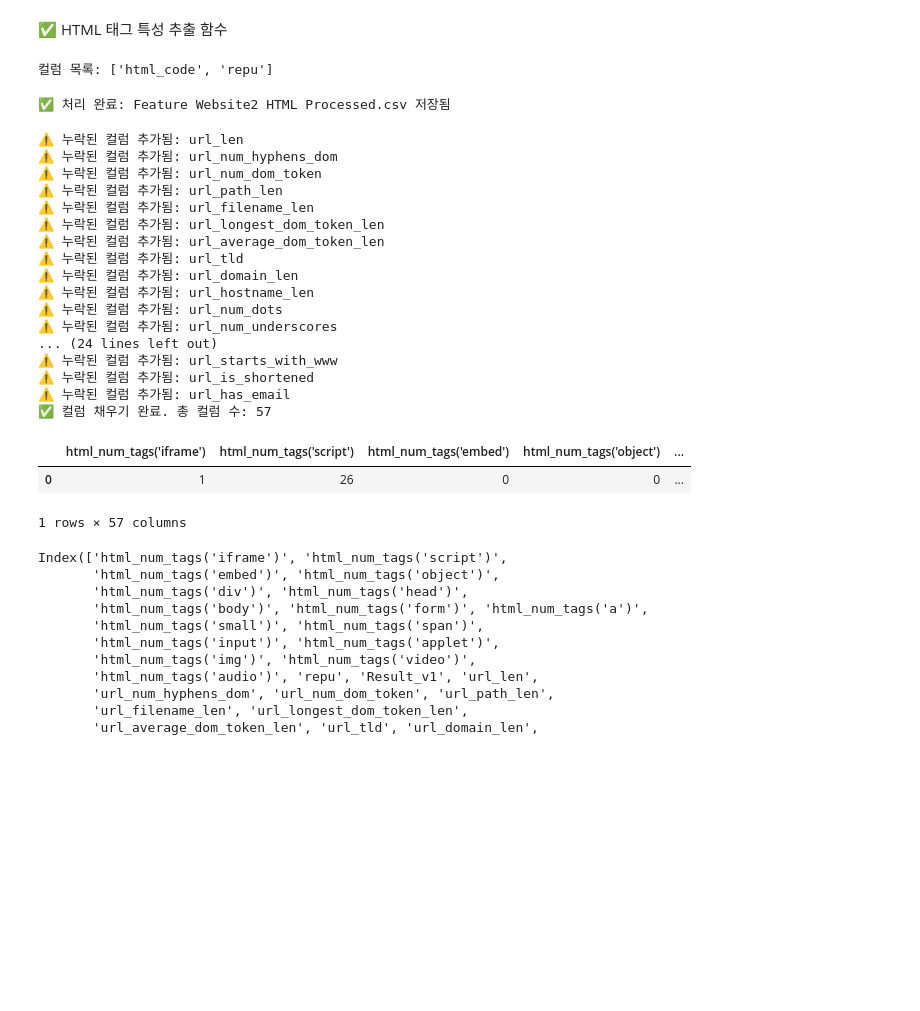
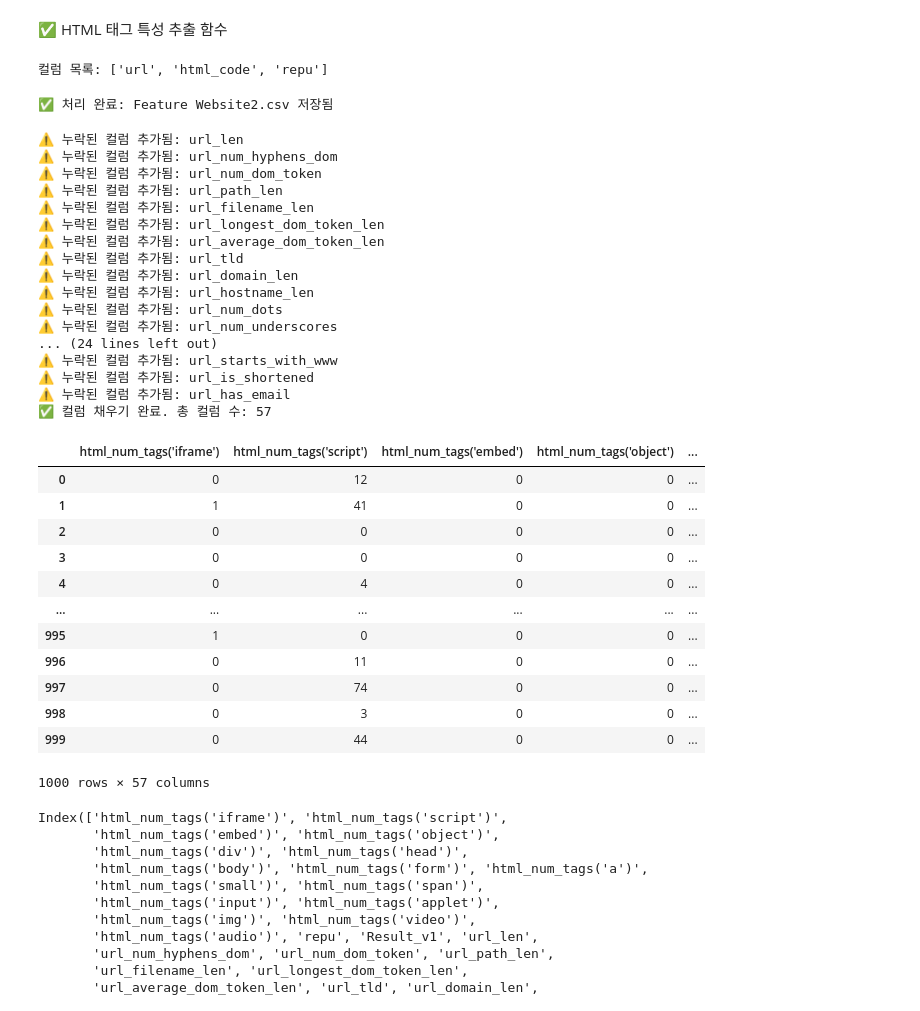
Before and after one commit to SK-Shieldus-Rookies-1st-Mini-Project/BE, a Jupyter notebook: 데이터전처리함수.ipynb, the cells around one changed output. Saved outputs shown, nothing was run; the diff lists cells and outputs as text; code cells hidden in the pictures; blank space fills up the shorter version.

Commit message:
⚡️ : feat 5/ add url logic + html to csv
url특성 함수 추가 (전처리) + 정상 웹사이트 1000개 라벨링 및 데이터화

```diff
--- a/데이터전처리함수.ipynb
+++ b/데이터전처리함수.ipynb
@@ -224,6 +224,9 @@ def extract_url_features(url):
 import pandas as pd
 from bs4 import BeautifulSoup
 from tqdm import tqdm
+import csv
+
+csv.field_size_limit(10**7)  # 10MB로 제한 늘리기
 
 tqdm.pandas()  # tqdm 설정 (진행상황 보기)
 
@@ -243,22 +246,23 @@ def extract_html_features(html):
     return features
 
 # 📌 2. CSV 파일 불러오기
-html_path = "[이원태의 글로벌 AI안보 전략-2] 트럼프의 AI패키지 전략과 한국의 선택, ‘전략적 소버린 AI’.html"
-with open(html_path, encoding="utf-8") as f:
-    html_code = f.read()
+# html_path = ".html"  # 실제 HTML 파일 경로로 수정 필요
+# with open(html_path, encoding="utf-8") as f:
+#     html_code = f.read()
 
-df_html = pd.DataFrame({
-    'html_code': [html_code],
-    'repu': ['benign']
-})
-df_html.to_csv('Feature Website2.csv', index=False, encoding='utf-8')
+# df_html = pd.DataFrame({
+#     'html_code': [html_code],
+#     'repu': ['benign']
+# })
+# df_html.to_csv('Feature Website2.csv', index=False, encoding='utf-8')
 
 
 df = pd.read_csv('Feature Website2.csv',encoding='utf-8', engine='python')
 
 # 컬럼명 확인
 print("컬럼 목록:", df.columns.tolist())
-
+# URL 특성 추출
+url_feature_df = df['url'].progress_apply(lambda x: pd.Series(extract_url_features(x)))
 # 📌 3. HTML 특성 추출
 html_feature_df = df['html_code'].progress_apply(lambda x: pd.Series(extract_html_features(x)))
 
@@ -270,14 +274,14 @@ if label_col not in df.columns:
 label_df = df[[label_col]]
 
 # 📌 5. 최종 결과 결합
-result_df = pd.concat([html_feature_df, label_df], axis=1)
+result_df = pd.concat([url_feature_df, html_feature_df, label_df], axis=1)
 
 # 📌 6. 저장
-result_df.to_csv('Feature Website2 HTML Processed.csv', index=False)
-print("✅ 처리 완료: Feature Website2 HTML Processed.csv 저장됨")
+result_df.to_csv('Feature Website2.csv', index=False)
+print("✅ 처리 완료: Feature Website2.csv 저장됨")
 # %% [output]
-컬럼 목록: ['html_code', 'repu']
+컬럼 목록: ['url', 'html_code', 'repu']
-✅ 처리 완료: Feature Website2 HTML Processed.csv 저장됨
+✅ 처리 완료: Feature Website2.csv 저장됨
 # %%
 import pandas as pd
 
@@ -304,7 +308,7 @@ required_columns = [
 ]
 
 # 📌 2. 파일 불러오기
-df = pd.read_csv('Feature Website2 HTML Processed.csv')
+df = pd.read_csv('Benign HTML Processed.csv')
 
 # 'repu' 컬럼을 복사해 'Result_v1' 컬럼 생성 (복사이므로 'repu'는 그대로 유지)
 df['Result_v1'] = df['repu']
@@ -319,35 +323,45 @@ df['Result_v1'] = col
 for col in required_columns:
     if col not in df.columns:
         df[col] = 0
         print(f"⚠️ 누락된 컬럼 추가됨: {col}")
 
 # 📌 4. 결과 저장 (선택사항)
 # df.to_csv('Feature Website Final.csv', index=False)
 
 # 📌 5. 확인
 print("✅ 컬럼 채우기 완료. 총 컬럼 수:", len(df.columns))
 df
 # %% [output]
 ⚠️ 누락된 컬럼 추가됨: url_len
 ⚠️ 누락된 컬럼 추가됨: url_num_hyphens_dom
 ⚠️ 누락된 컬럼 추가됨: url_num_dom_token
 ⚠️ 누락된 컬럼 추가됨: url_path_len
 ⚠️ 누락된 컬럼 추가됨: url_filename_len
 ⚠️ 누락된 컬럼 추가됨: url_longest_dom_token_len
 ⚠️ 누락된 컬럼 추가됨: url_average_dom_token_len
 ⚠️ 누락된 컬럼 추가됨: url_tld
 ⚠️ 누락된 컬럼 추가됨: url_domain_len
 ⚠️ 누락된 컬럼 추가됨: url_hostname_len
 ⚠️ 누락된 컬럼 추가됨: url_num_dots
 ⚠️ 누락된 컬럼 추가됨: url_num_underscores
 ... (24 lines left out)
 ⚠️ 누락된 컬럼 추가됨: url_starts_with_www
 ⚠️ 누락된 컬럼 추가됨: url_is_shortened
 ⚠️ 누락된 컬럼 추가됨: url_has_email
 ✅ 컬럼 채우기 완료. 총 컬럼 수: 57
 |  | html_num_tags('iframe') | html_num_tags('script') | html_num_tags('embed') | html_num_tags('object') | ... |
-| 0 | 1 | 26 | 0 | 0 | ... |
+| 0 | 0 | 12 | 0 | 0 | ... |
+| 1 | 1 | 41 | 0 | 0 | ... |
+| 2 | 0 | 0 | 0 | 0 | ... |
+| 3 | 0 | 0 | 0 | 0 | ... |
+| 4 | 0 | 4 | 0 | 0 | ... |
+| ... | ... | ... | ... | ... | ... |
+| 995 | 1 | 0 | 0 | 0 | ... |
+| 996 | 0 | 11 | 0 | 0 | ... |
+| 997 | 0 | 74 | 0 | 0 | ... |
+| 998 | 0 | 3 | 0 | 0 | ... |
+| 999 | 0 | 44 | 0 | 0 | ... |
-1 rows × 57 columns
+1000 rows × 57 columns
 # %%
 df.columns
 # %% [output]
```
Also changed, not shown: 18 other files.
